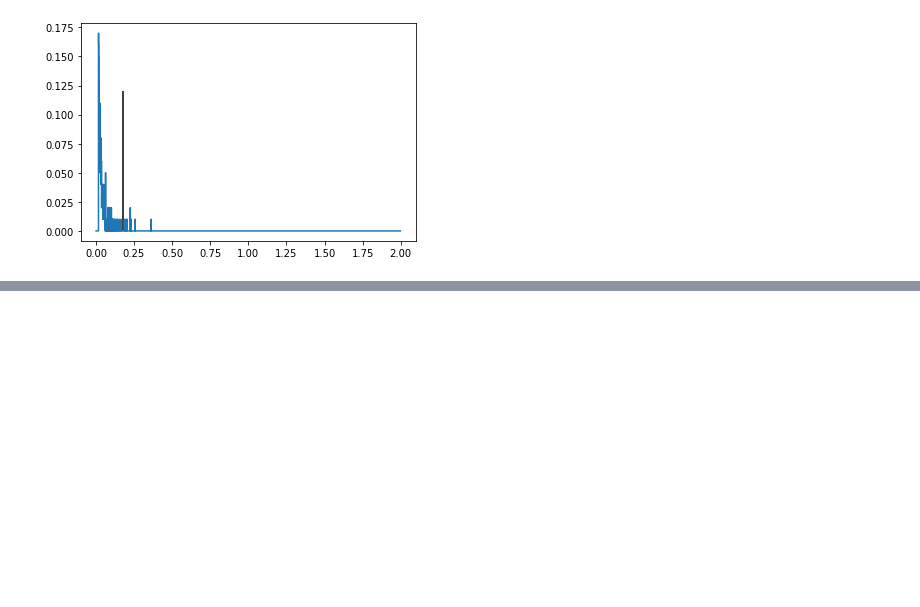
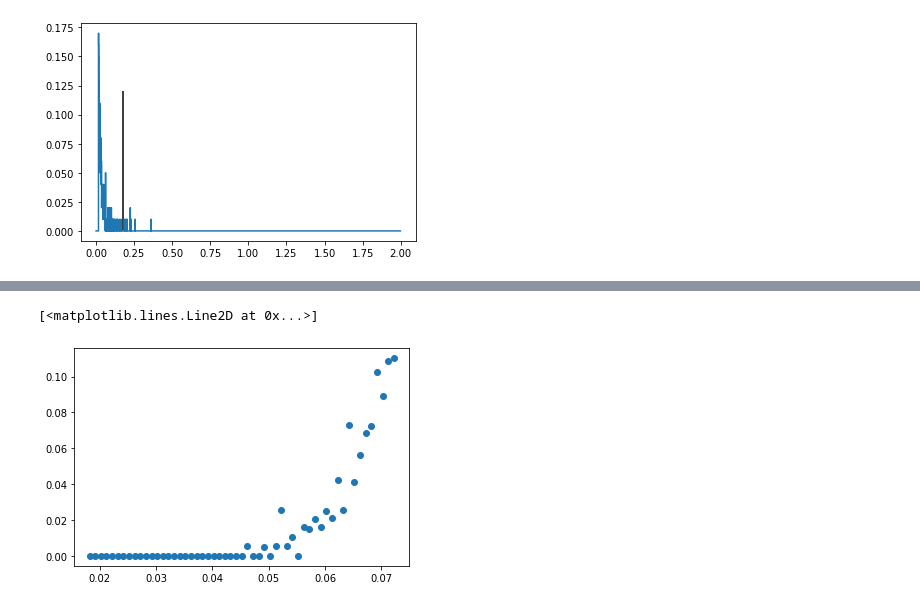
Before and after one commit to Zelenyy/phd-code, a Jupyter notebook: notebooks/21.RREA_1.ipynb, the cells around one changed output, grey strips where cells are left out. Saved outputs shown, nothing was run; the diff lists cells and outputs as text; code cells hidden in the pictures; blank space fills up the shorter version.

```diff
--- a/notebooks/21.RREA_1.ipynb
+++ b/notebooks/21.RREA_1.ipynb
@@ -127,0 +151,16 @@ plt.plot(item.hist)
+# %%
+from scipy.linalg import lstsq
+bins = np.arange(-500.0, 501, 1)
+energy = []
+k = []
+for item in z_list:
+    x = bins[:-1]
+    y = item.hist/item.number
+    M = x[:, np.newaxis]**[0, 1]
+    p, res, rnk, s = lstsq(M, y)
+    energy.append(item.energy)
+    k.append(p[1])
+plt.plot(energy, k, "o")
+# %% [output]
+[<matplotlib.lines.Line2D at 0x...>]
+[figure, added]
```
Also changed, not shown: parts of 7 cells of this notebook, 5 other files.
